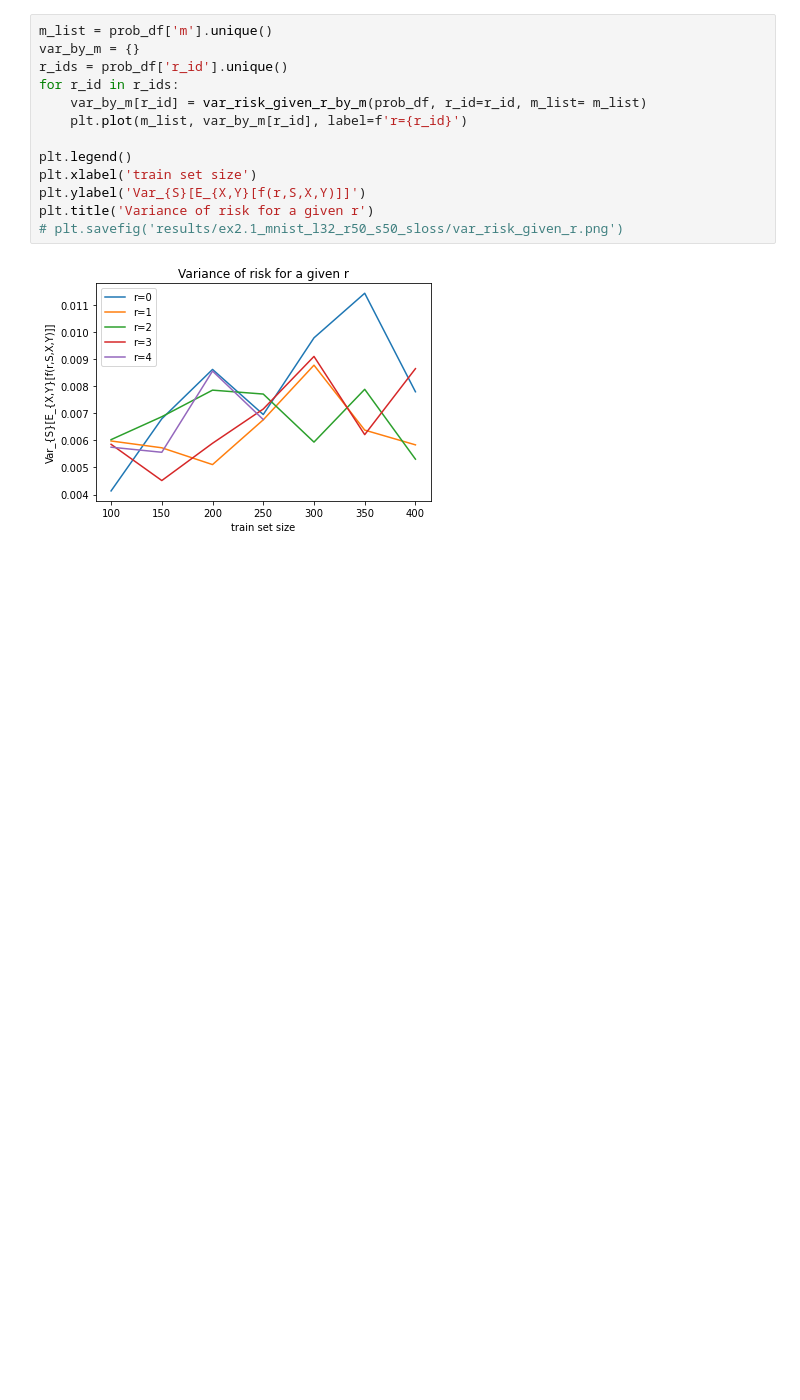
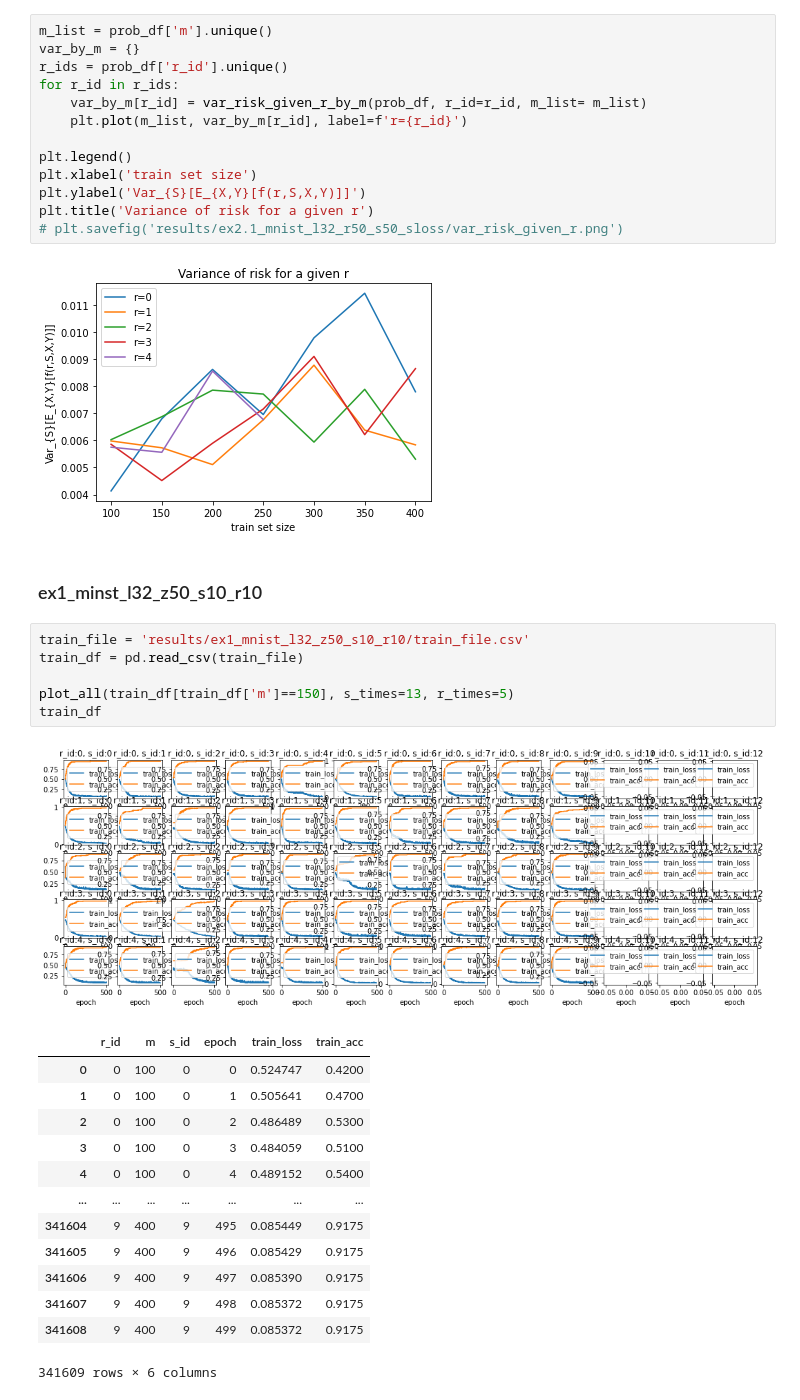
Before and after one commit to abstruse020/support_stability_experiments, a Jupyter notebook: TMLR_Submission/random_label_exp/infer.ipynb, the cells around one changed output. Cells and saved outputs as stored; diff of their text form; blank space fills up the shorter version.

```diff
--- a/TMLR_Submission/random_label_exp/infer.ipynb
+++ b/TMLR_Submission/random_label_exp/infer.ipynb
@@ -545,3 +577,26 @@ plt.title('Variance of risk for a given r')
 # plt.savefig('results/ex2.1_mnist_l32_r50_s50_sloss/var_risk_given_r.png')
 # %% [output]
 [figure]
+# %% [markdown]
+### ex1_minst_l32_z50_s10_r10
+# %%
+train_file = 'results/ex1_mnist_l32_z50_s10_r10/train_file.csv'
+train_df = pd.read_csv(train_file)
+
+plot_all(train_df[train_df['m']==150], s_times=13, r_times=5)
+train_df
+# %% [output]
+[figure, added]
+|  | r_id | m | s_id | epoch | train_loss | train_acc |
+| 0 | 0 | 100 | 0 | 0 | 0.524747 | 0.4200 |
+| 1 | 0 | 100 | 0 | 1 | 0.505641 | 0.4700 |
+| 2 | 0 | 100 | 0 | 2 | 0.486489 | 0.5300 |
+| 3 | 0 | 100 | 0 | 3 | 0.484059 | 0.5100 |
+| 4 | 0 | 100 | 0 | 4 | 0.489152 | 0.5400 |
+| ... | ... | ... | ... | ... | ... | ... |
+| 341604 | 9 | 400 | 9 | 495 | 0.085449 | 0.9175 |
+| 341605 | 9 | 400 | 9 | 496 | 0.085429 | 0.9175 |
+| 341606 | 9 | 400 | 9 | 497 | 0.085390 | 0.9175 |
+| 341607 | 9 | 400 | 9 | 498 | 0.085372 | 0.9175 |
+| 341608 | 9 | 400 | 9 | 499 | 0.085372 | 0.9175 |
+341609 rows × 6 columns
```
Also changed, not shown: parts of 66 cells of this notebook, 30 other files.
